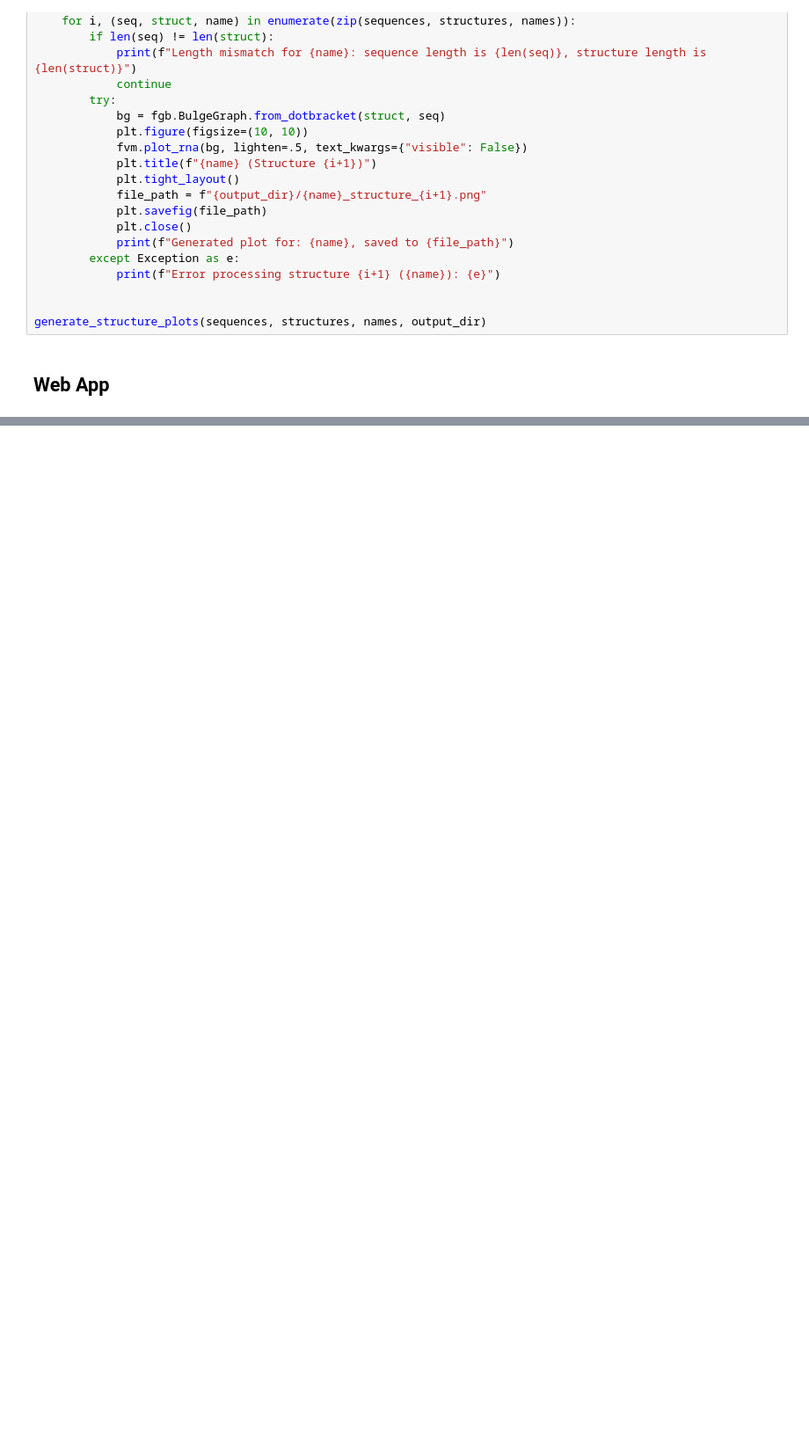
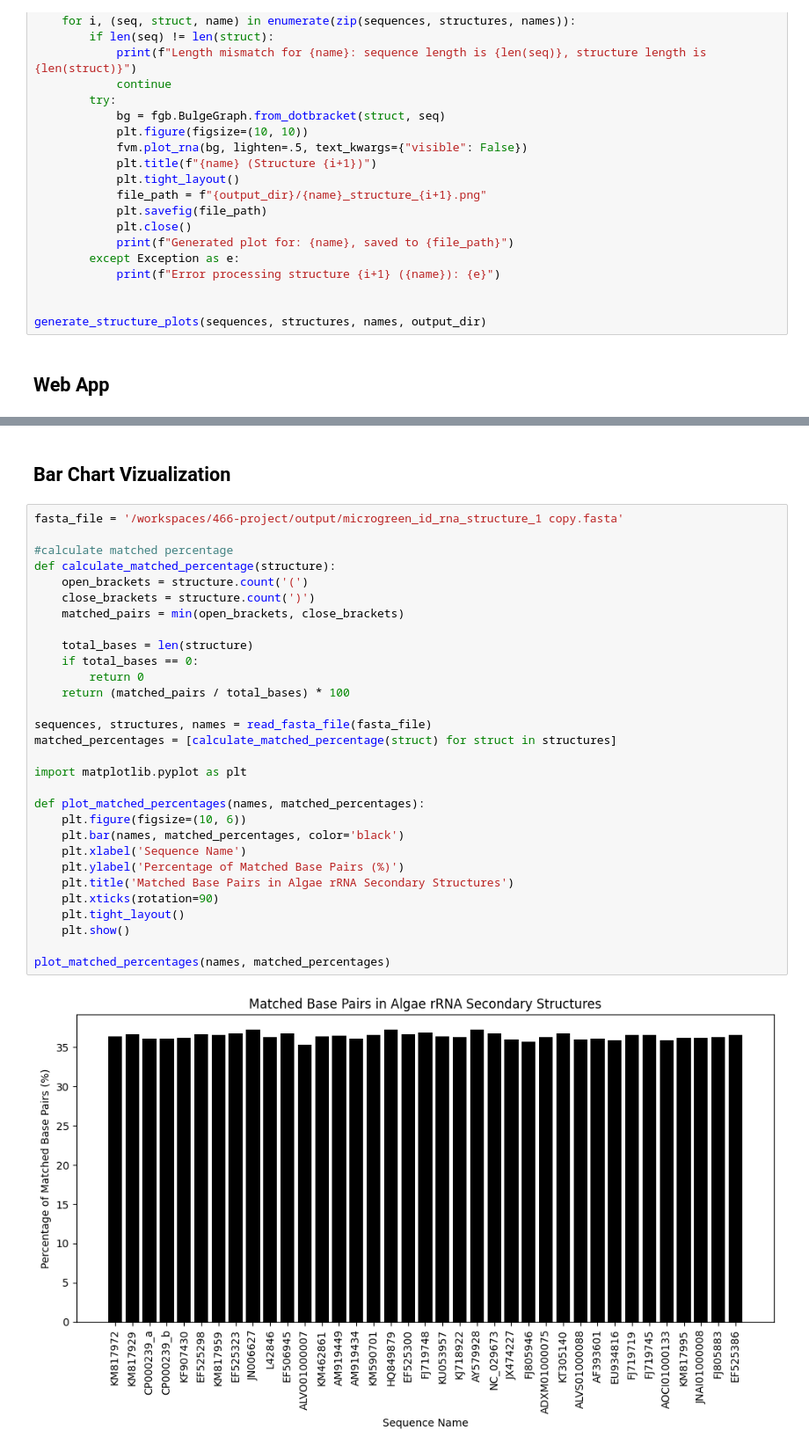
Before and after one commit to ssivilotti/466-project, a Jupyter notebook: analyze.ipynb, the cells around one changed output, grey strips where cells are left out. Shown at 88% size. Saved outputs shown, nothing was run; the diff lists cells and outputs as text; blank space fills up the shorter version.

Commit message:
requirements.txt and preliminary graph

```diff
--- a/analyze.ipynb
+++ b/analyze.ipynb
@@ -103,3 +103,37 @@ if __name__ == '__main__':
     app.run_server(debug=True)
 # %% [output]
 [interactive output not drawn]
+# %% [markdown]
+## Bar Chart Vizualization
+# %%
+fasta_file = '/workspaces/466-project/output/microgreen_id_rna_structure_1 copy.fasta'
+
+#calculate matched percentage
+def calculate_matched_percentage(structure):
+    open_brackets = structure.count('(')
+    close_brackets = structure.count(')')
+    matched_pairs = min(open_brackets, close_brackets)
+
+    total_bases = len(structure)
+    if total_bases == 0:
+        return 0
+    return (matched_pairs / total_bases) * 100
+
+sequences, structures, names = read_fasta_file(fasta_file)
+matched_percentages = [calculate_matched_percentage(struct) for struct in structures]
+
+import matplotlib.pyplot as plt
+
+def plot_matched_percentages(names, matched_percentages):
+    plt.figure(figsize=(10, 6))
+    plt.bar(names, matched_percentages, color='black')
+    plt.xlabel('Sequence Name')
+    plt.ylabel('Percentage of Matched Base Pairs (%)')
+    plt.title('Matched Base Pairs in Algae rRNA Secondary Structures')
+    plt.xticks(rotation=90)
+    plt.tight_layout()
+    plt.show()
+
+plot_matched_percentages(names, matched_percentages)
+# %% [output]
+[figure, added]
```
Also changed, not shown: parts of 1 cell of this notebook, 1 other file.
